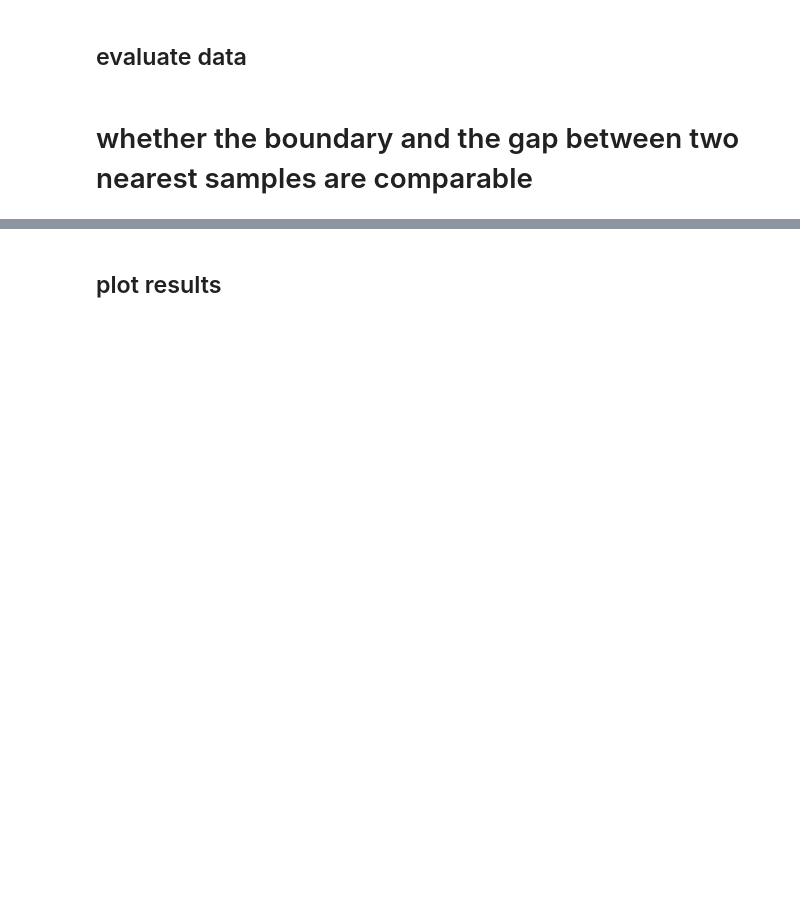
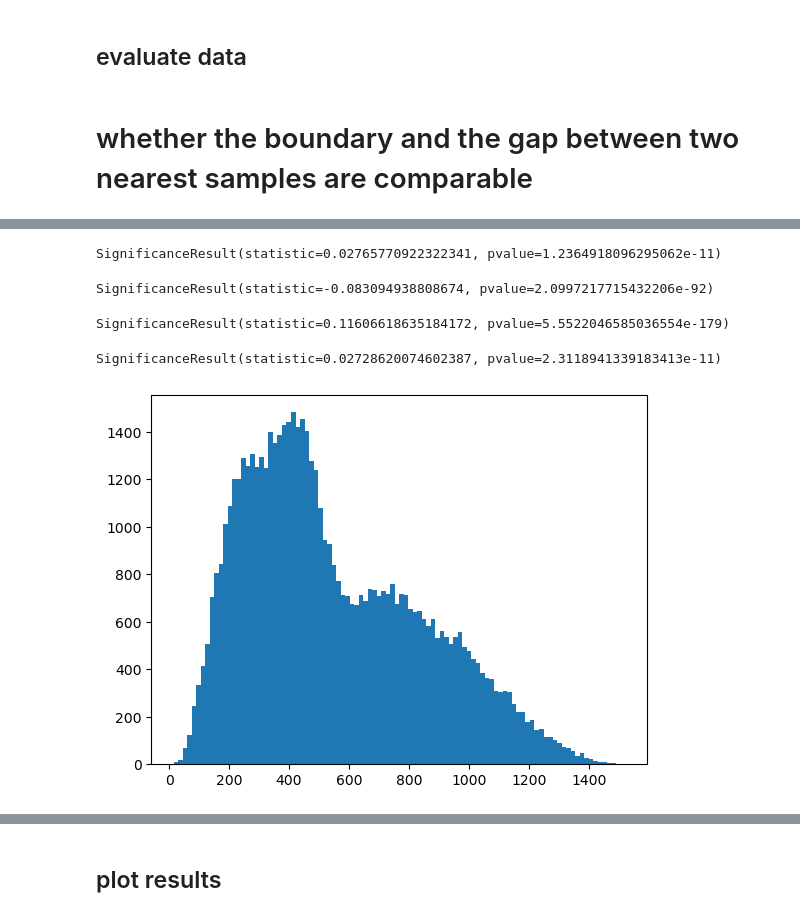
Before and after one commit to xianglinyang/GenVis, a Jupyter notebook: experiments/nas.ipynb, the cells around one changed output, grey strips where cells are left out. Saved outputs shown, nothing was run; the diff lists cells and outputs as text; code cells hidden in the pictures; blank space fills up the shorter version.

```diff
--- a/experiments/nas.ipynb
+++ b/experiments/nas.ipynb
@@ -344,7 +350,7 @@ print(f'snip ratio:\t{ratio}\t', snip_avg/c)
 # whether the boundary and the gap between two nearest samples are comparable
 # %%
 from pynndescent import NNDescent
-def nn_dists(train_data, metric="euclidean"):
+def density_estimation(train_data, k=50, metric="euclidean"):
     # number of trees in random projection forest
     n_trees = min(64, 5 + int(round((train_data.shape[0]) ** 0.5 / 20.0)))
     # max number of nearest neighbor iters to perform
@@ -353,13 +359,15 @@ def nn_dists(train_data, metric="euclidean"):
     # get nearest neighbors
     nnd = NNDescent(
         train_data,
-        n_neighbors=10,
+        n_neighbors=k,
         metric=metric,
         n_trees=n_trees,
         n_iters=n_iters,
         max_candidates=60,
         verbose=False
     )
-    knn_indices, knn_dists = nnd.neighbor_graph
-    return knn_dists[:, 1:].mean(axis=1)
+    _, knn_dists = nnd.neighbor_graph
+    avg_distance = knn_dists[:, -1]
+    density = k / avg_distance
+    return avg_distance.mean(), density
 # %%
@@ -395,5 +403,5 @@ boundaries_dists.min()
 # %%
 train_data = data_provider.train_representation(I)
-dists = nn_dists(train_data)
-dists.mean()
+avg_distance, density = density_estimation(train_data)
+avg_distance
 # %% [output]
@@ -413,0 +453,28 @@ m.mean()
+# %%
+from scipy import stats
+
+res = stats.spearmanr(nn, density)
+res
+# %% [output]
+SignificanceResult(statistic=0.02765770922322341, pvalue=1.2364918096295062e-11)
+# %%
+res = stats.spearmanr(nn, conf)
+res
+# %% [output]
+SignificanceResult(statistic=-0.083094938808674, pvalue=2.0997217715432206e-92)
+# %%
+res = stats.spearmanr(density, conf)
+res
+# %% [output]
+SignificanceResult(statistic=0.11606618635184172, pvalue=5.5522046585036554e-179)
+# %%
+res = stats.spearmanr(nn, conf*density)
+res
+# %% [output]
+SignificanceResult(statistic=0.02728620074602387, pvalue=2.3118941339183413e-11)
+# %%
+import matplotlib.pyplot as plt
+plt.hist(density, bins=100)
+plt.show()
+# %% [output]
+[figure, added]
```
Also changed, not shown: parts of 21 cells of this notebook.
